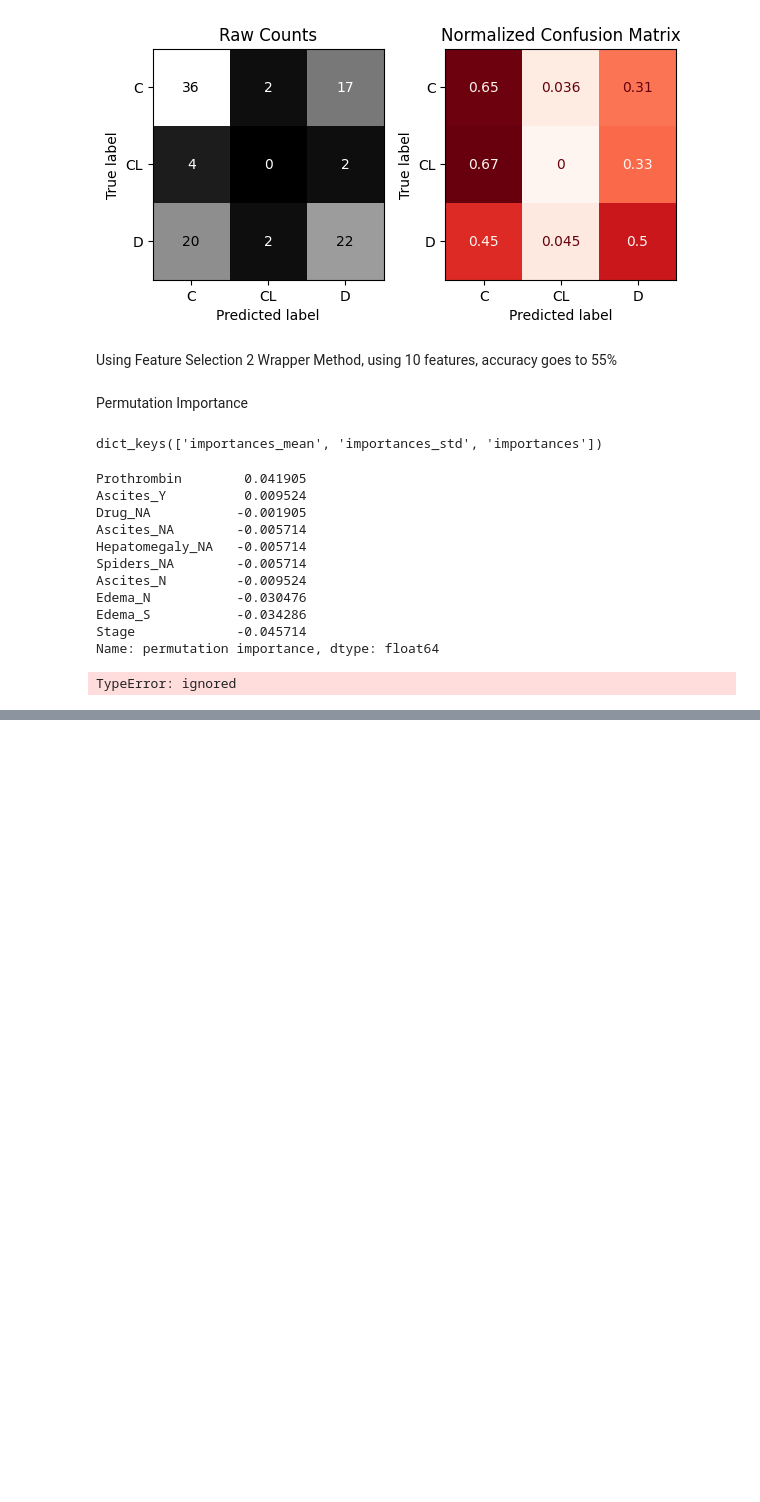
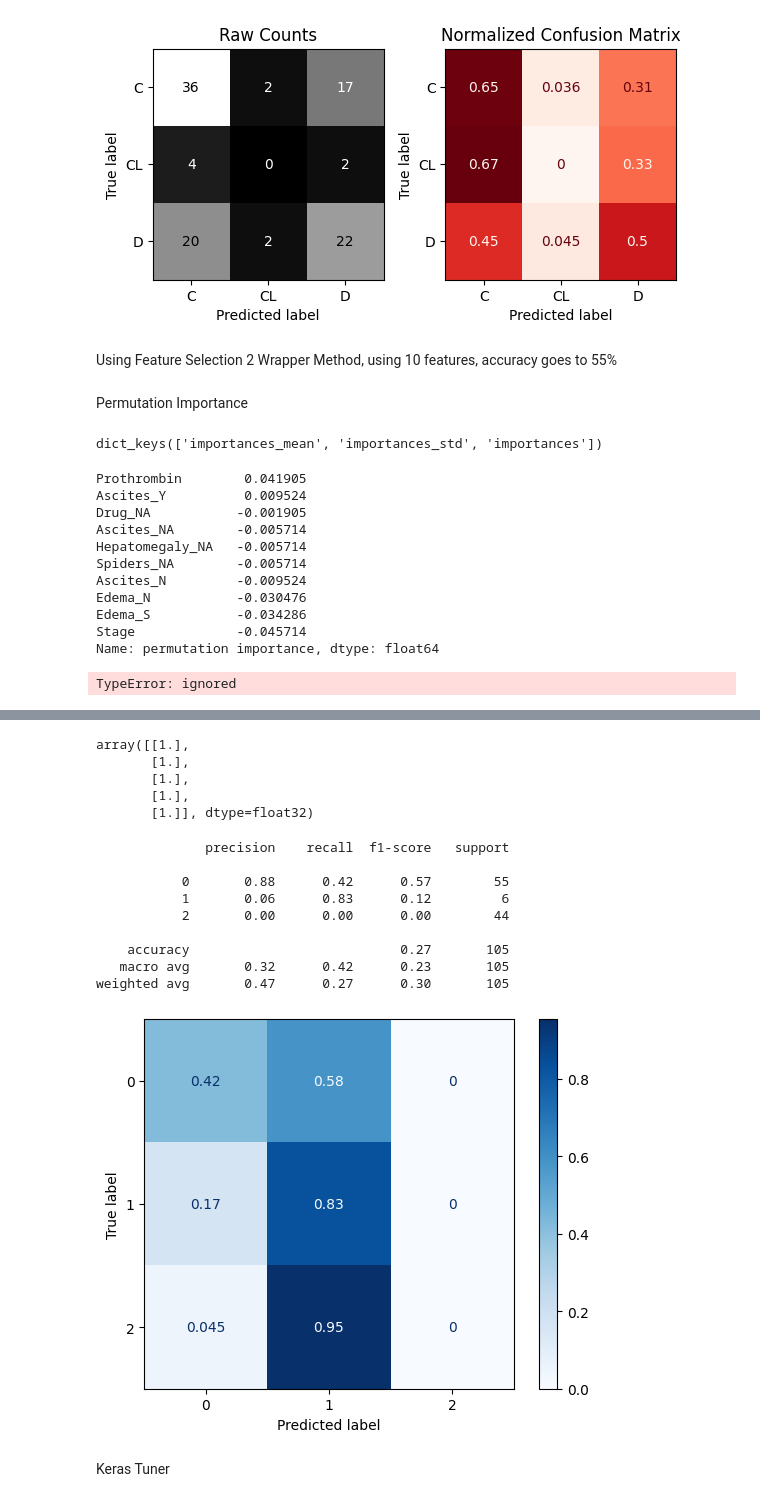
Before and after one commit to ddy623/Cirrhosis, a Jupyter notebook: Cirrhosis.ipynb, the cells around one changed output, grey strips where cells are left out. Cells and saved outputs as stored; diff of their text form; code cells hidden in the pictures; blank space fills up the shorter version.

```diff
--- a/Cirrhosis.ipynb
+++ b/Cirrhosis.ipynb
@@ -830,0 +979,4 @@ TypeError: ignored
+# %%
+# make predictions
+y_pred_test = model.predict(X_test_tf)
+y_pred_test[:5]
@@ -830,0 +990,29 @@ TypeError: ignored
+# %%
+# round the predictions
+y_pred_test = np.round(y_pred_test)
+y_pred_test[:5]
+# %% [output]
+array([[1.],
+       [1.],
+       [1.],
+       [1.],
+       [1.]], dtype=float32)
+# %%
+from sklearn.metrics import classification_report,ConfusionMatrixDisplay
+print(classification_report(y_test_enc, y_pred_test))
+
+ConfusionMatrixDisplay.from_predictions(y_test_enc, y_pred_test, cmap='Blues',
+                                       normalize='true');
+# %% [output]
+              precision    recall  f1-score   support
+
+           0       0.88      0.42      0.57        55
+           1       0.06      0.83      0.12         6
+           2       0.00      0.00      0.00        44
+
+    accuracy                           0.27       105
+   macro avg       0.32      0.42      0.23       105
+weighted avg       0.47      0.27      0.30       105
+[figure, added]
+# %% [markdown]
+Keras Tuner
```
Also changed, not shown: parts of 25 cells of this notebook.
